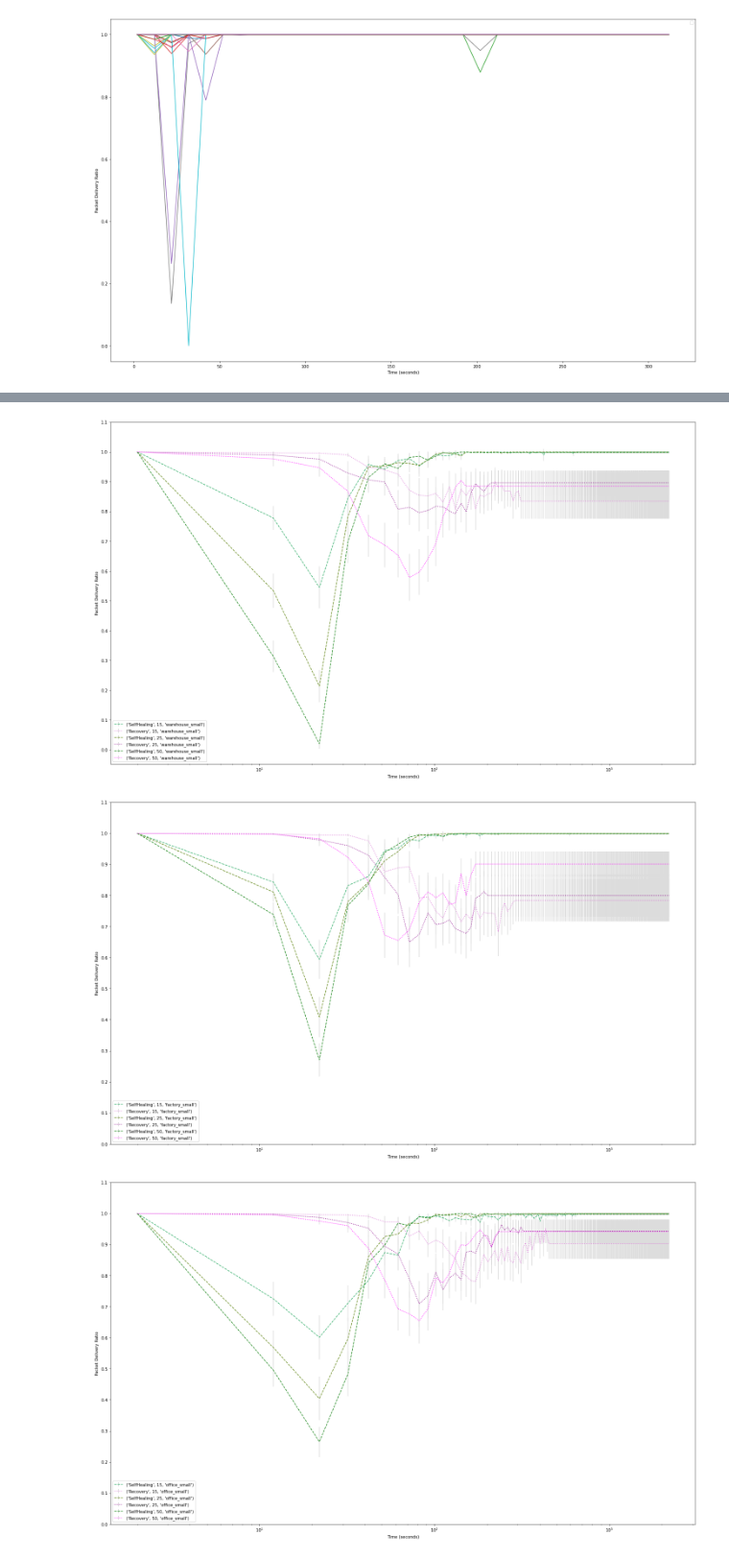
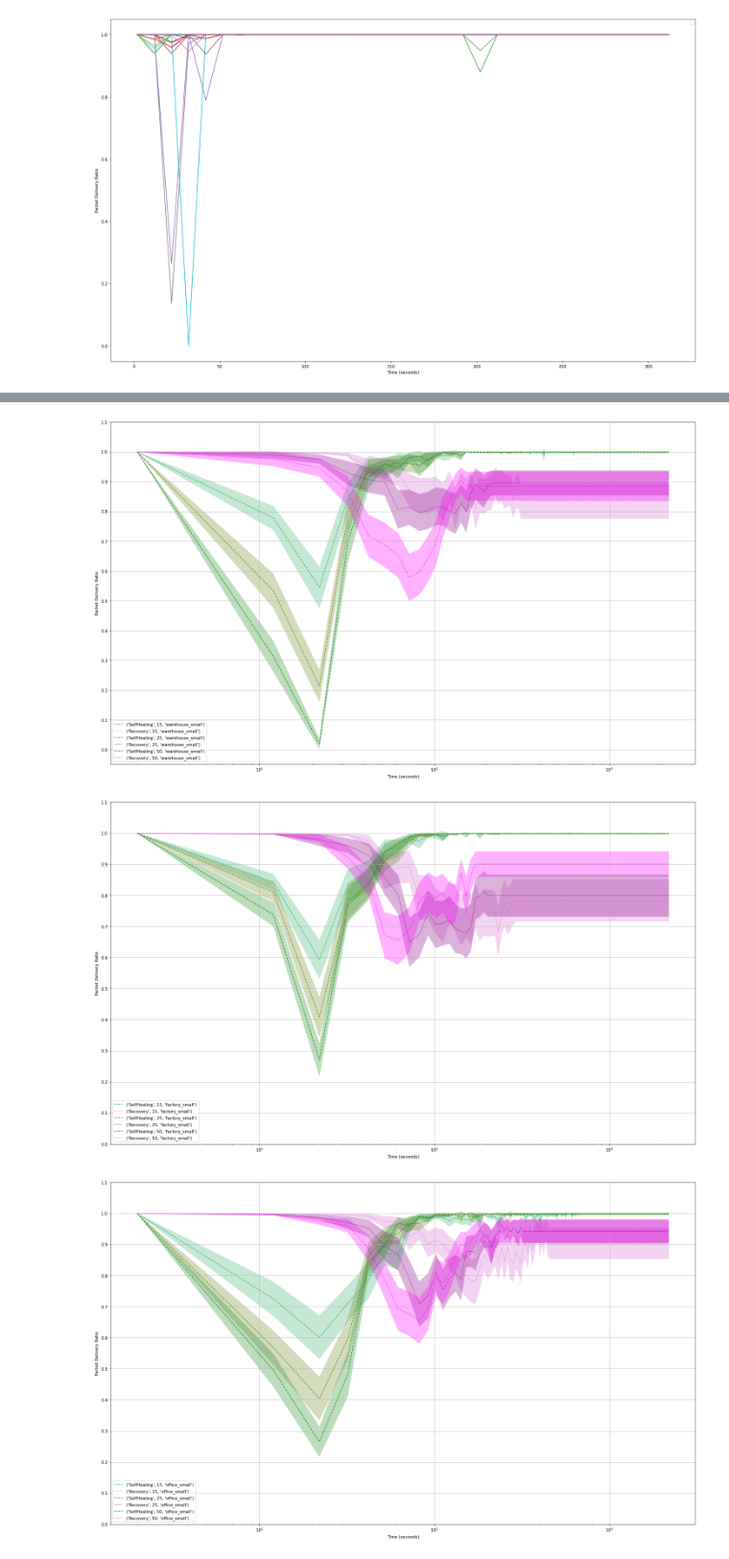
Before and after one commit to openwsn-berkeley/Atlas, a Jupyter notebook: AtlasAnalysis.ipynb, the cells around one changed output, grey strips where cells are left out. Shown at 96% size. Saved outputs shown, nothing was run; the diff lists cells and outputs as text; code cells hidden in the pictures.

Commit message:
#250. updated plots

```diff
--- a/AtlasAnalysis.ipynb
+++ b/AtlasAnalysis.ipynb
@@ -405,45 +411,49 @@ numRobots.sort()
 timelines       = [d['time'] for d in data]
 maxtime         = max([t[-1] for t in timelines])
 
 for floorplan in floorplans:
-    (fig,ax) = plt.subplots()
-    lines    = {}
+    (fig,ax)   = plt.subplots()
+    lines      = {}
+    linesfill  = {}
     for value in numRobots:
         toPlot = {}
         for relayAlgorithm in relayAlgorithms:
-            toPlot[value]   = {"mean": [], "yerr": []}
+            toPlot[value] = {"mean": [], "yerr": [], "y1err": [], "y2err": []}
 
             for i in range(max([len(d['PDRs']) for d in data])):
                 try:
                     (m, h) = mean_confidence_interval(
                         [
                          d["PDRs"][i] for d in data            if
                          d['numRobots']      == value          and
                          d['floorplan']      == floorplan      and
                          d['relayAlgorithm'] == relayAlgorithm
                         ]
                     )
                 except:
                     pass
 
-                toPlot[value]["mean"] += [m]
-                toPlot[value]["yerr"] += [h]
-            x                         = np.arange(2, maxtime+10, 10)
-            y                         = toPlot[value]["mean"]
-            yerr                      = toPlot[value]["yerr"]
-            lines[(floorplan, value)] = ax.errorbar(x, y, yerr=yerr, ecolor="gainsboro", linestyle=linestyles[relayAlgorithm],color=linecolors[(value, relayAlgorithm)],label=(relayAlgorithm, value, floorplan))
-
+                toPlot[value]["mean"]    += [m]
+                toPlot[value]["yerr"]    += [h]
+                toPlot[value]["y1err"]   += [m-h]
+                toPlot[value]["y2err"]   += [m+h]
+            x                             = np.arange(2, maxtime+10, 10)
+            y                             = toPlot[value]["mean"]
+            yerr                          = toPlot[value]["yerr"]
+            lines[(floorplan, value)]     = ax.errorbar(x, y, ecolor="gainsboro", linestyle=linestyles[relayAlgorithm],color=linecolors[(value, relayAlgorithm)],label=(relayAlgorithm, value, floorplan))
+            linesfill[(floorplan, value)] = ax.fill_between(x, toPlot[value]["y1err"], toPlot[value]["y2err"] ,alpha=0.3, facecolor=linecolors[(value, relayAlgorithm)])
 
     #convert x-axis to Logarithmic scale
+    ax.grid(True)
     plt.xscale("log")
     plt.xlabel("Time (seconds)")
     ax.set_yticks(np.arange(0, 1.2, 0.1))
-    #ax.set_xticks(np.arange(2, maxtime, 10))
     plt.ylabel("Packet Delivery Ratio")
     plt.legend()
-    alllines = lines
+    alllines     = lines
+    alllinesfill = linesfill
     plt.show()
 # %% [output]
-[figure, old version]
+[figure, new version]
-[figure, old version]
+[figure, new version]
-[figure, old version]
+[figure, new version]
```
Also changed, not shown: parts of 2 cells of this notebook.
